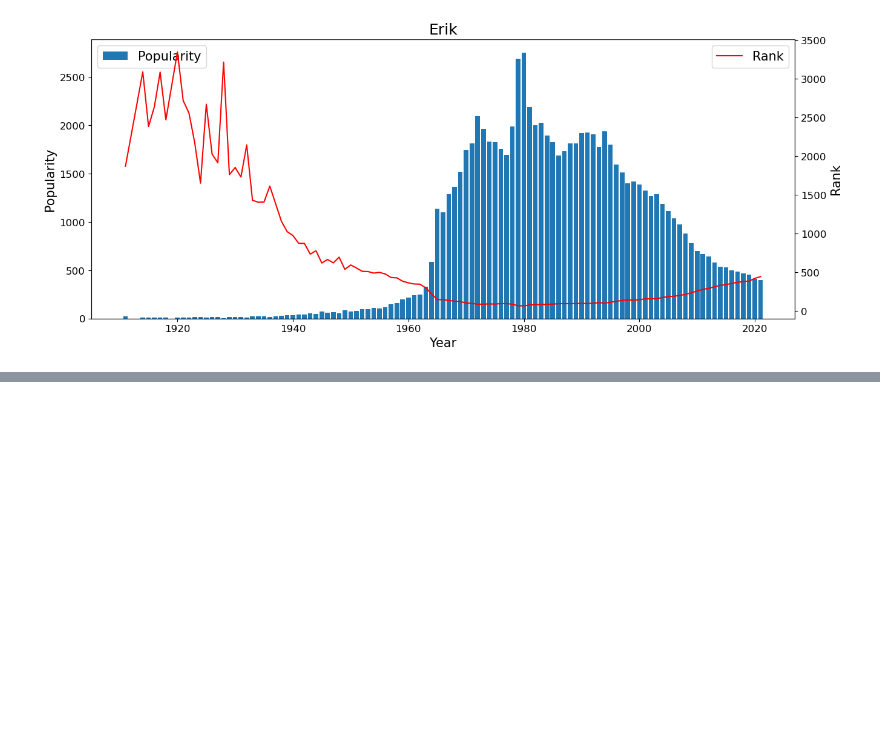
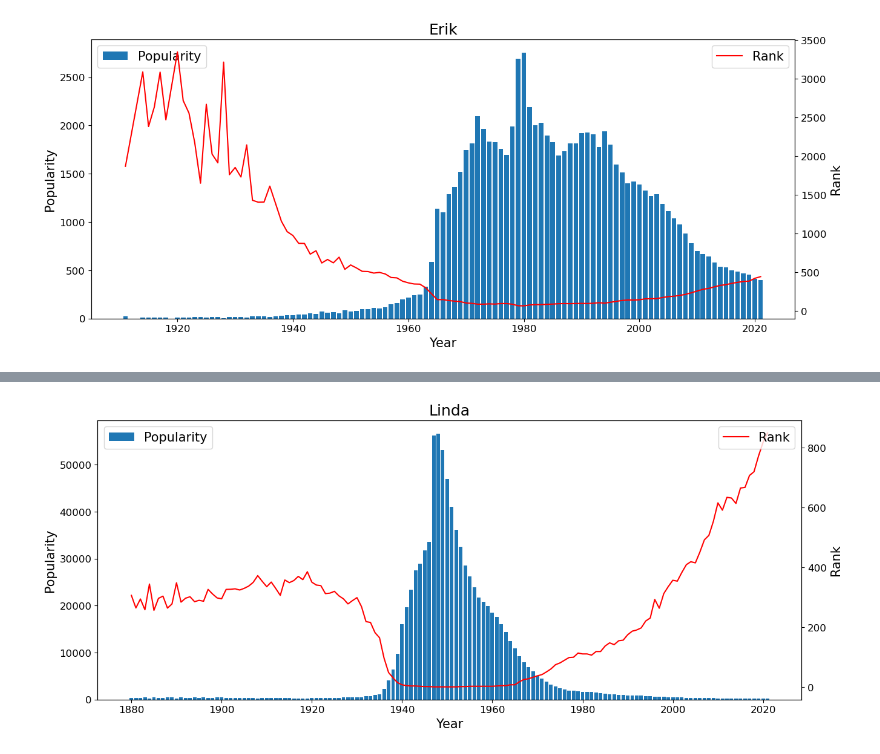
Before and after one commit to RochaErik/X-US-Baby-Names, a Jupyter notebook: EDA.ipynb, the cells around one changed output, grey strips where cells are left out. Cells and saved outputs as stored; diff of their text form; code cells hidden in the pictures; blank space fills up the shorter version.

Commit message:
Looking for 'explosive' names

```diff
--- a/EDA.ipynb
+++ b/EDA.ipynb
@@ -560,0 +689,6 @@ plot_name('Erik', 'M', 'Popularity')
+# %%
+# Plotting the first name of our list
+
+plot_name('Linda', 'F')
+# %% [output]
+[figure, added]
```
Also changed, not shown: parts of 12 cells of this notebook.
